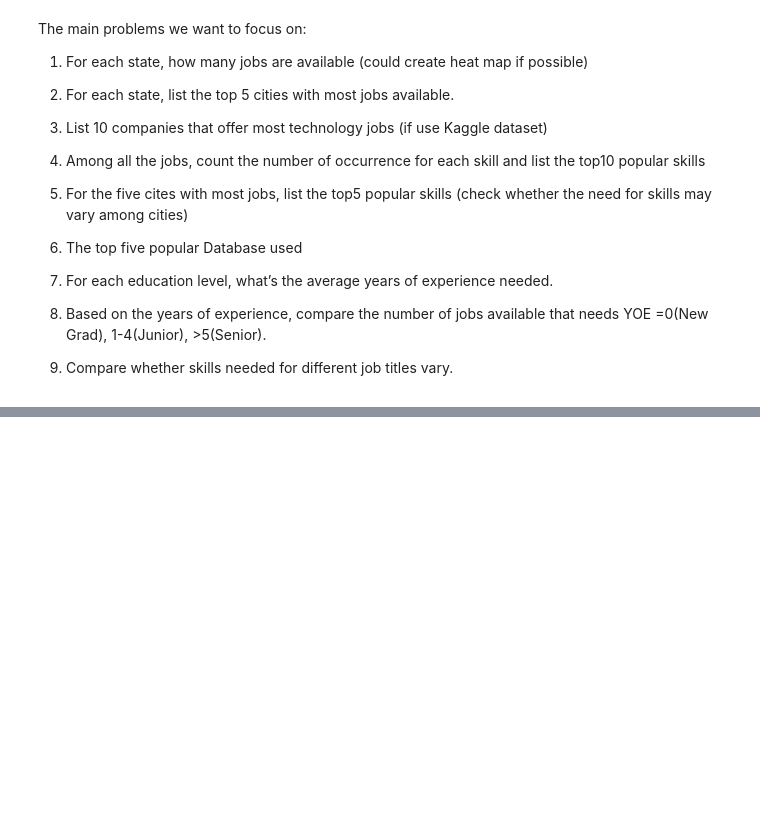
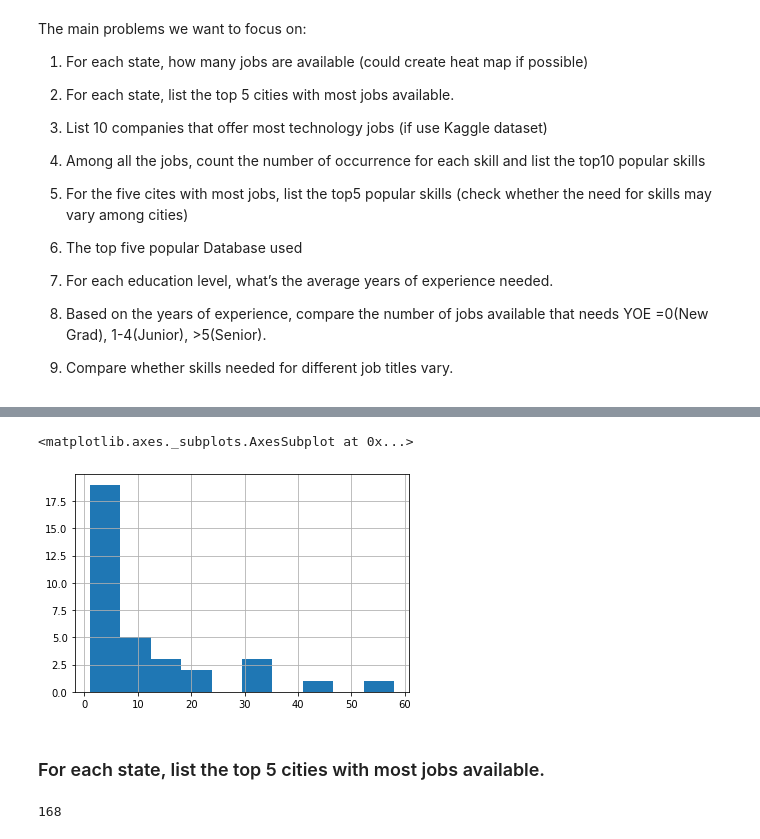
Before and after one commit to Leona-Hu/Skill-Finder, a Jupyter notebook: Skill_Finder_Analysis.ipynb, the cells around one changed output, grey strips where cells are left out. Cells and saved outputs as stored; diff of their text form; code cells hidden in the pictures; blank space fills up the shorter version.

```diff
--- a/Skill_Finder_Analysis.ipynb
+++ b/Skill_Finder_Analysis.ipynb
@@ -28,0 +83,11 @@ DSio = 'DataScientistData/outputDataScientist.xlsx'
+# %%
+ds_data['state'].value_counts().hist()
+# %% [output]
+<matplotlib.axes._subplots.AxesSubplot at 0x...>
+[figure, added]
+# %% [markdown]
+### For each state, list the top 5 cities with most jobs available.
+# %%
+sde_data['state'].value_counts().get('ca')
+# %% [output]
+168
```
Also changed, not shown: parts of 11 cells of this notebook.
